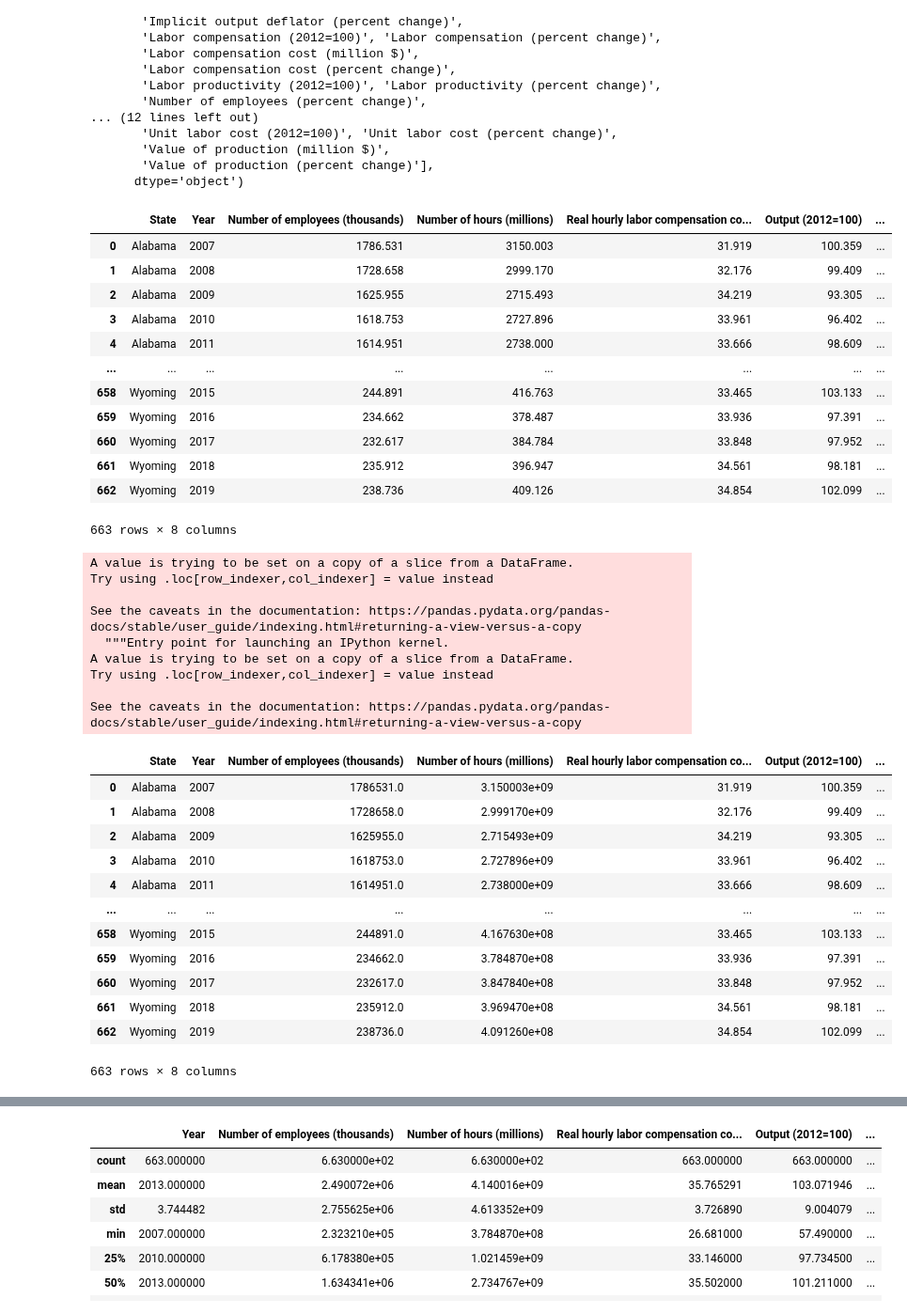
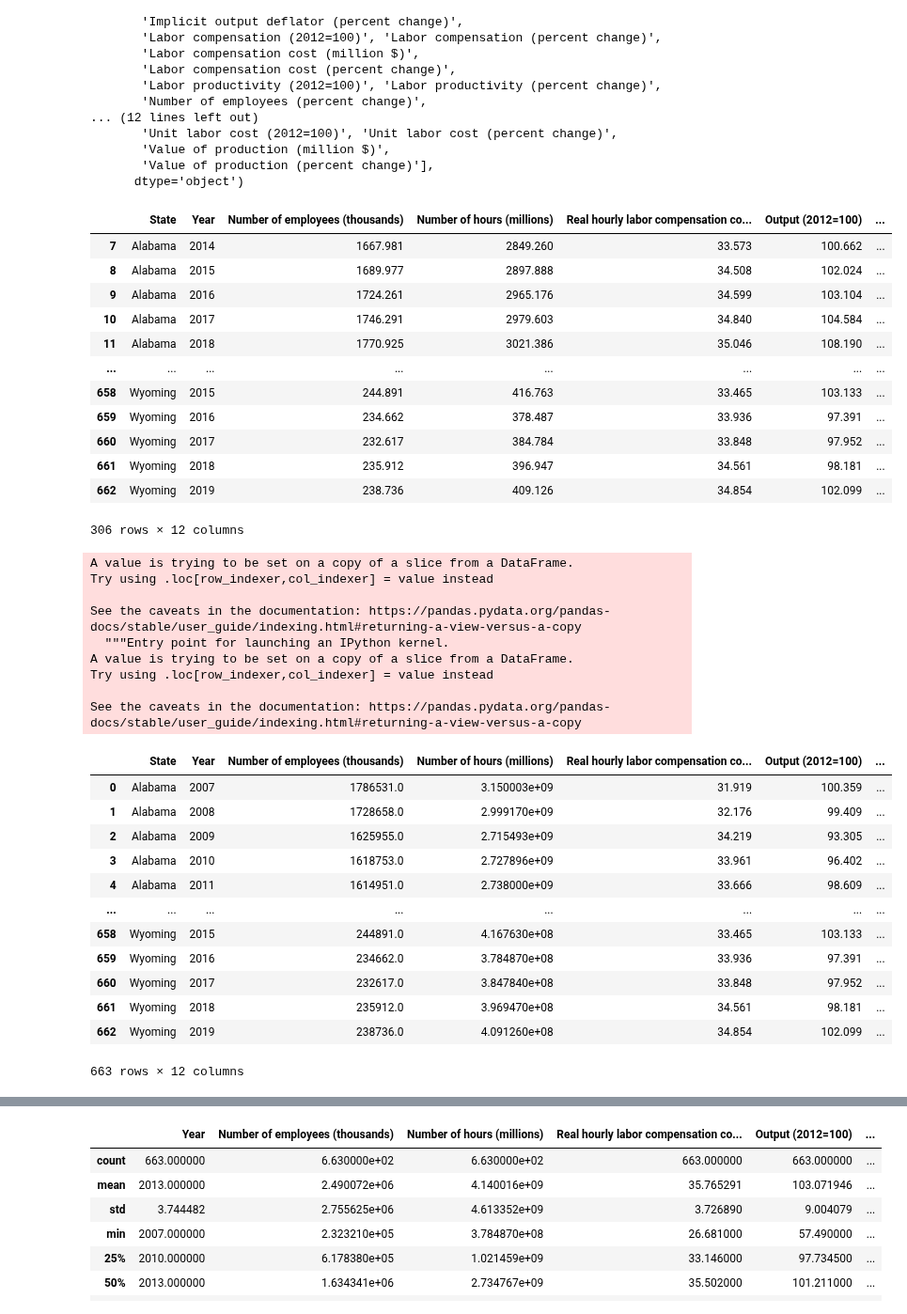
Before and after one commit to Blashford/Next-Factory-ACME, a Jupyter notebook: starter_notebook.ipynb, the cells around one changed output, grey strips where cells are left out. Shown at 94% size. Cells and saved outputs as stored; diff of their text form; code cells hidden in the pictures.

```diff
--- a/starter_notebook.ipynb
+++ b/starter_notebook.ipynb
@@ -42,29 +43,43 @@ Index(['State', 'Sector', 'Year', 'Employment (2012=100)',
 # %%
 df = labor_df[[
     'State',
     'Year',
     'Number of employees (thousands)',
     'Number of hours (millions)',
     'Real hourly labor compensation cost ($/hour)',
     'Output (2012=100)',
-    'Output per employee (2012=100)',
-    'Unit labor cost (2012=100)'
+    'Output (percent change)',
+    'Number of hours (percent change)',
+    'Unit labor cost (2012=100)',
+    'Labor productivity (2012=100)',
+    'Labor productivity (percent change)',
+    'Real hourly labor compensation (percent change)'
 ]]
-df
+df_data = labor_df[[
+    'State',
+    'Year',
+    'Real hourly labor compensation cost ($/hour)',
+    'Labor productivity (percent change)'
+]]
+
+# The years we want
+five_list = [2014, 2015, 2016, 2017, 2018, 2019]
+five_df = df[df['Year'].isin(five_list)]
+five_df
 # %% [output]
 |  | State | Year | Number of employees (thousands) | Number of hours (millions) | Real hourly labor compensation co... | Output (2012=100) | ... |
-| 0 | Alabama | 2007 | 1786.531 | 3150.003 | 31.919 | 100.359 | ... |
-| 1 | Alabama | 2008 | 1728.658 | 2999.170 | 32.176 | 99.409 | ... |
-| 2 | Alabama | 2009 | 1625.955 | 2715.493 | 34.219 | 93.305 | ... |
-| 3 | Alabama | 2010 | 1618.753 | 2727.896 | 33.961 | 96.402 | ... |
-| 4 | Alabama | 2011 | 1614.951 | 2738.000 | 33.666 | 98.609 | ... |
+| 7 | Alabama | 2014 | 1667.981 | 2849.260 | 33.573 | 100.662 | ... |
+| 8 | Alabama | 2015 | 1689.977 | 2897.888 | 34.508 | 102.024 | ... |
+| 9 | Alabama | 2016 | 1724.261 | 2965.176 | 34.599 | 103.104 | ... |
+| 10 | Alabama | 2017 | 1746.291 | 2979.603 | 34.840 | 104.584 | ... |
+| 11 | Alabama | 2018 | 1770.925 | 3021.386 | 35.046 | 108.190 | ... |
 | ... | ... | ... | ... | ... | ... | ... | ... |
 | 658 | Wyoming | 2015 | 244.891 | 416.763 | 33.465 | 103.133 | ... |
 | 659 | Wyoming | 2016 | 234.662 | 378.487 | 33.936 | 97.391 | ... |
 | 660 | Wyoming | 2017 | 232.617 | 384.784 | 33.848 | 97.952 | ... |
 | 661 | Wyoming | 2018 | 235.912 | 396.947 | 34.561 | 98.181 | ... |
 | 662 | Wyoming | 2019 | 238.736 | 409.126 | 34.854 | 102.099 | ... |
-663 rows × 8 columns
+306 rows × 12 columns
 # %%
 df['Number of hours (millions)'] =  df['Number of hours (millions)'] *1000000
 df['Number of employees (thousands)'] = df['Number of employees (thousands)']*1000
@@ -91,7 +106,7 @@ See the caveats in the documentation: https://pandas.pydata.org/pandas-docs/stab
 | 660 | Wyoming | 2017 | 232617.0 | 3.847840e+08 | 33.848 | 97.952 | ... |
 | 661 | Wyoming | 2018 | 235912.0 | 3.969470e+08 | 34.561 | 98.181 | ... |
 | 662 | Wyoming | 2019 | 238736.0 | 4.091260e+08 | 34.854 | 102.099 | ... |
-663 rows × 8 columns
+663 rows × 12 columns
 # %%
 df['hours per employee'] = df['Number of hours (millions)']/df['Number of employees (thousands)']
 df
```
Also changed, not shown: parts of 10 cells of this notebook.
